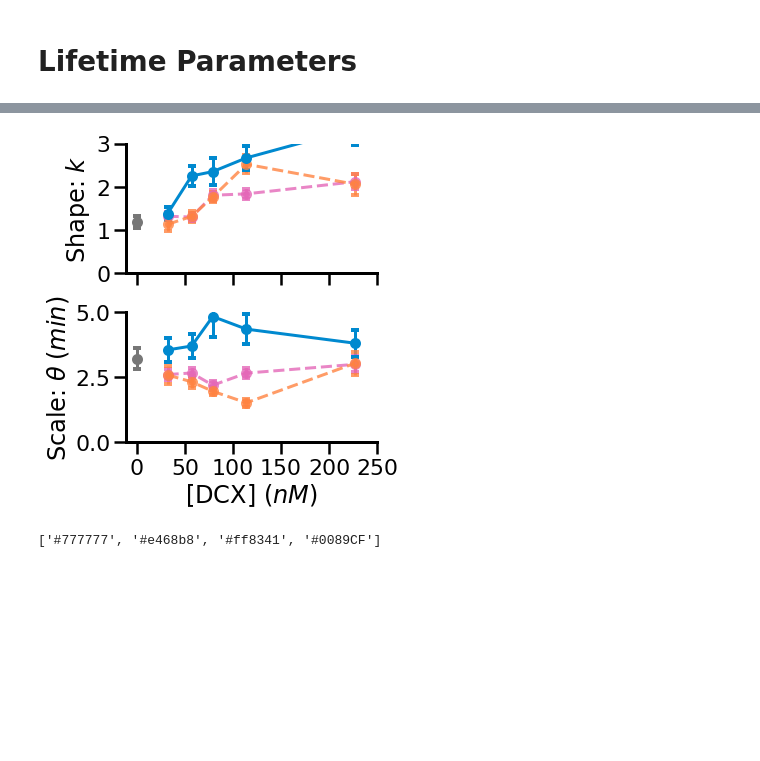
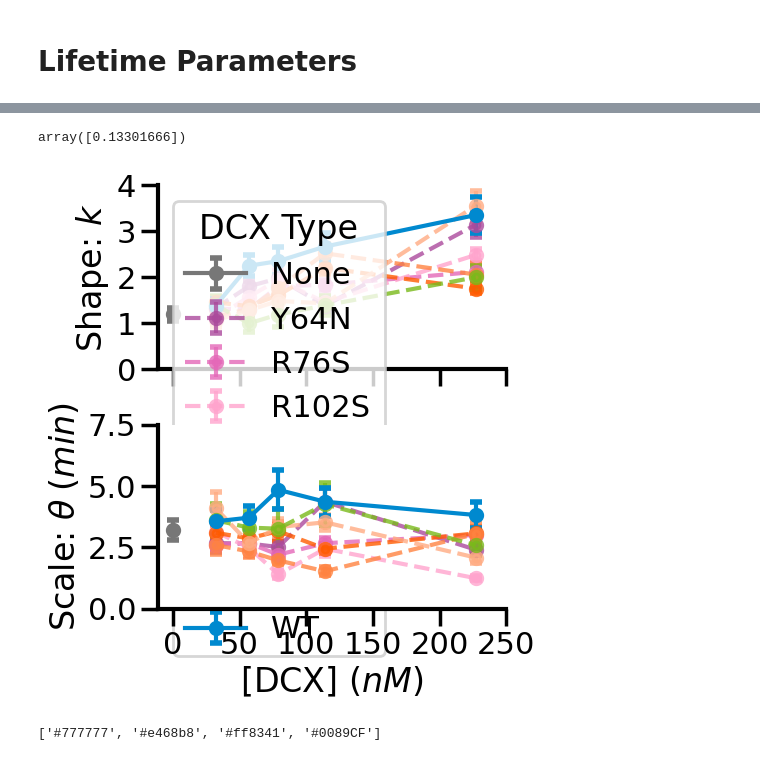
Before and after one commit to sofiacruzt/sofia-brouhardlab, a Jupyter notebook: dynamics/EJCB2023/fit_master_sheet.ipynb, the cells around one changed output, grey strips where cells are left out. Drawn from its saved outputs; the diff is of its cells as text; code cells hidden in the pictures; blank space fills up the shorter version.

Commit message:
supp figs

```diff
--- a/dynamics/EJCB2023/fit_master_sheet.ipynb
+++ b/dynamics/EJCB2023/fit_master_sheet.ipynb
@@ -140,7 +142,7 @@ data.to_csv(path/(date+'_MasterSheet.csv'), encoding='utf-8', index=False)
 ## Open data if already saved ##
 # %%
 askmastersheet = filedialog.askopenfilename() # show an "Open" dialog box and return the path to the selected file
-data = pd.read_csv(askmastersheet, encoding='utf-8')
+data = pd.read_csv(askmastersheet, encoding='utf-8',keep_default_na=False)
 data
 # %% [output]
 |  | Date | Investigator | CH | [Tubulin] $(\mu M)$ | [DCX] $(n M)$ | Length $(\mu m)$ | ... |
@@ -426,7 +428,7 @@ ResultFit
 #  Open saved fit parameters  #
 # %%
 askFitParam = filedialog.askopenfilename() # show an "Open" dialog box and return the path to the selected file
-ResultFit = pd.read_csv(askFitParam, encoding='utf-8')
+ResultFit = pd.read_csv(askFitParam, encoding='utf-8',keep_default_na=False)
 ResultFit
 # %% [output]
 |  | Fit | SE | Coefficient | [Tubulin] $(\mu M)$ | DCX Type | [DCX] $(n M)$ | Parameter | Moment |
@@ -1120,0 +1177,4 @@ rescues
+# %%
+askFitParam = filedialog.askopenfilename() # show an "Open" dialog box and return the path to the selected file
+rescues = pd.read_csv(askFitParam, encoding='utf-8',keep_default_na=False)
+rescues
@@ -1177,7 +1261,8 @@ fig, ax = plt.subplots(1,1,figsize=(5.5,5.5))
 #     plt.suptitle('Fitted pooled data', fontsize=30)
 
 linx = np.arange(0, 230, 1)
-#ax.plot(linx, hillEQ2(linx,C1R, C2R),color = cyan, lw=3,ls= '-',alpha = 0.5)
+ax.plot(linx, hillEQ2(linx,C1R, C2R),color = cyan, lw=3,ls= '-',alpha = 0.5)
+ax.plot(linx, MMEQ2(linx,coeff),color = grey, lw=3,ls= '-',alpha = 0.5)
 
 count = 0
 #palette = [grey,list(map(Color.get_hex,DC1color))[1],list(map(Color.get_hex,DC2color))[1],cyan] #+ list(map(Color.get_hex,DC1color)) + list(map(Color.get_hex,DC2color)) + [green,cyan]
@@ -1186,7 +1271,7 @@ count = 0
 linx = np.arange(55, 230, 1)
 #ax.plot(linx, linx*mR191+bR191 ,color = '#ff8341', lw=3,ls= '-',alpha = 0.5)
 
-for dcxtype in data[Type].unique(): #data[Type].unique(): #['None','R76S','P191R','WT']
+for dcxtype in ['None','WT']: #data[Type].unique(): #['None','R76S','P191R','WT']
 
     x = rescues[ (rescues[tubulin]==6) & (rescues[Type]== dcxtype)][DCXconc]
 
@@ -1194,7 +1279,7 @@ for dcxtype in data[Type].unique(): #data[Type].unique(): #['None','R76S','P191R
 
     if dcxtype == 'None' or  dcxtype == 'WT':
 
-        ax.plot(x , y ,'s',color=palette[count],marker = 'o', ms=scattersize,)
+        ax.plot(x , y ,color=palette[count],marker = 'o', ms=scattersize, ls=' ')
 
     else:
 
@@ -1224,5 +1309,5 @@ plt.tight_layout()
 #fig.suptitle('[Tubulin] ' r'$= 6 \mu M$')
 plt.tight_layout()
 #plt.savefig(path.parents[0]/('joint_graphsFit_'+jointdate+'.png'))
-plt.savefig(newmydir/('joint_graphsRescues_WT-2mutants'+date+'.svg'))
+plt.savefig(newmydir/('joint_graphsRescues_WT-SUPP'+date+'.svg'),backend='Cairo')
 # %% [output]
@@ -1285,3 +1377,7 @@ plt.savefig(newmydir/('logexpHillfit_Rescues_'+date+'.svg'))
+# %%
+dcxtype_DF[(dcxtype_DF['Coefficient']=='0.0')]['SE'].values
+# %% [output]
+array([0.13301666])
 # %%
 parameters = [GrowthRate,TimeToNucleate,Lifetime,ShrinkageRate]
 titles = ('Growth','Nucleation','Lifetime','Shronkage Rate')
@@ -1293,22 +1389,22 @@ cap = 4
 fig, ax = plt.subplots(2,1,figsize=(4.5,5.5),sharex=True)
 fig.subplots_adjust(hspace=0.3)
 #     plt.suptitle('Fitted pooled data', fontsize=30)
-selectcoeff = ResultFit.dropna(subset=['Coefficient'])
+#selectcoeff = ResultFit.dropna(subset=['Coefficient'])
 
 count = 0
 
-palette = [grey,list(map(Color.get_hex,DC1color))[1],list(map(Color.get_hex,DC2color))[1],cyan]
+#palette = [grey,list(map(Color.get_hex,DC1color))[1],list(map(Color.get_hex,DC2color))[1],cyan]
 #[grey,cyan] #+ list(map(Color.get_hex,DC1color)) + list(map(Color.get_hex,DC2color)) + [green,cyan]
 
-for dcxtype in ['None','R76S','P191R','WT']: #data[Type].unique():
+for dcxtype in data[Type].unique(): #['None','R76S','P191R','WT']: #
 
     dcxtype_DF = ResultFit[(ResultFit[Type]==dcxtype) & (ResultFit['Parameter']==Lifetime)
                            & (ResultFit[tubulin]==6)].dropna(subset=['Coefficient'])
 
-    x = dcxtype_DF[(dcxtype_DF['Coefficient']==0)][DCXconc].values
+    x = dcxtype_DF[(dcxtype_DF['Coefficient']=='0.0')][DCXconc].values
 
-    y = dcxtype_DF[(dcxtype_DF['Coefficient']==0)]['Fit'].values
-    yerr = dcxtype_DF[(dcxtype_DF['Coefficient']==0)]['SE'].values
+    y = dcxtype_DF[(dcxtype_DF['Coefficient']=='0.0')]['Fit'].values
+    yerr = dcxtype_DF[(dcxtype_DF['Coefficient']=='0.0')]['SE'].values
 
     if dcxtype == 'None' or  dcxtype == 'WT':
 
@@ -1319,8 +1415,8 @@ for dcxtype in ['None','R76S','P191R','WT']: #data[Type].unique():
         ax[0].errorbar(x , y , yerr= yerr , fmt='--',marker='o', markersize=scattersize,capsize = cap,
                               markeredgewidth=4,elinewidth=3,color=palette[count], alpha = 0.80)
 
-    y = dcxtype_DF[(dcxtype_DF['Coefficient']==1)]['Fit'].values
-    yerr = dcxtype_DF[(dcxtype_DF['Coefficient']==1)]['SE'].values
+    y = dcxtype_DF[(dcxtype_DF['Coefficient']=='1.0')]['Fit'].values
+    yerr = dcxtype_DF[(dcxtype_DF['Coefficient']=='1.0')]['SE'].values
 
     if dcxtype == 'None' or  dcxtype == 'WT':
 
@@ -1330,40 +1426,40 @@ for dcxtype in ['None','R76S','P191R','WT']: #data[Type].unique():
     else:
         ax[1].errorbar(x , y , yerr= yerr , fmt='--',marker='o', markersize=scattersize,capsize = cap,
                               markeredgewidth=4,elinewidth=3,color=palette[count], alpha = 0.80)
 
     count += 1
 
 for i in [0,1]:
     ax[i].spines['right'].set_visible(False)
     ax[i].spines['top'].set_visible(False)
     ax[i].spines['left'].set_lw(3)
     ax[i].spines['bottom'].set_lw(3)
 
 
     ax[i].set_xticks(np.arange(0, 251, 50))
 
 
-ax[0].set_ylim(0,3)
-ax[0].set_yticks(np.arange(0, 3.1, 1))
+ax[0].set_ylim(0,4)
+ax[0].set_yticks(np.arange(0, 4.1, 1))
 
-ax[1].set_ylim(0,5)
-ax[1].set_yticks(np.arange(0, 5.1, 2.5))
+ax[1].set_ylim(0,7.5)
+ax[1].set_yticks(np.arange(0, 7.6, 2.5))
 
 
 ax[1].set_xlabel( DCXconc)
 ax[0].set_ylabel( 'Shape: ' r'$k$')
 
 ax[1].set_ylabel( 'Scale: ' r'$\theta \; (min)$')
 
 sns.set_context("poster", font_scale=1, rc={"lines.linewidth":3.0})
 #plt.tight_layout()
-#ax[0].legend((Type_order),loc='upper left',title='DCX Type')
+ax[0].legend((Type_order),loc='upper left',title='DCX Type')
 #fig.suptitle('[Tubulin] ' r'$= 6 \mu M$')
 
 #plt.savefig(path.parents[0]/('joint_graphsFit_'+jointdate+'.png'))
-plt.savefig(newmydir/('joint_graphsFit_lifetimeparms_WT-2mutants.svg'))
+plt.savefig(newmydir/('joint_graphsFit_lifetimeparms_all-SUPP_label.svg'),backend='Cairo',bbox_inches='tight')
 # %% [output]
-[figure, old version]
+[figure, new version]
 # %%
 [grey,list(map(Color.get_hex,DC1color))[1],list(map(Color.get_hex,DC2color))[1],cyan]
 # %% [output]
```
Also changed, not shown: parts of 51 cells of this notebook.
